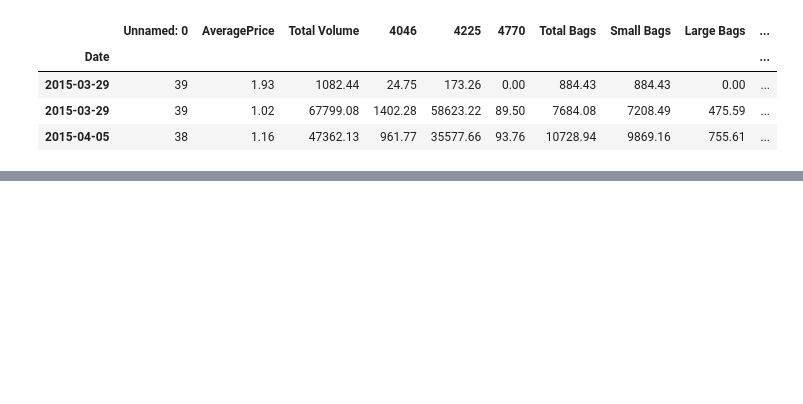
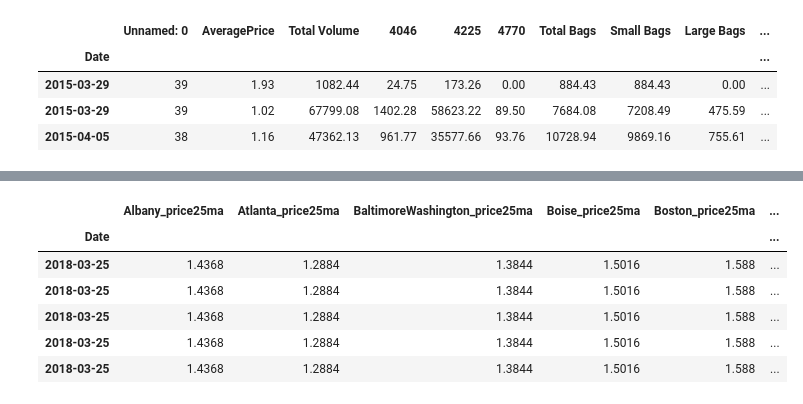
Before and after one commit to leonidasprado/LearningPandas, a Jupyter notebook: pandas2.ipynb, the cells around one changed output, grey strips where cells are left out. Saved outputs shown, nothing was run; the diff lists cells and outputs as text; code cells hidden in the pictures; blank space fills up the shorter version.

```diff
--- a/pandas2.ipynb
+++ b/pandas2.ipynb
@@ -102,0 +205,10 @@ albany_df['price25ma'] = albany_df['AveragePrice'].rolling(25).mean()
+# %%
+graph_df.tail()
+# %% [output]
+|  | Albany_price25ma | Atlanta_price25ma | BaltimoreWashington_price25ma | Boise_price25ma | Boston_price25ma | ... |
+| Date |  |  |  |  |  | ... |
+| 2018-03-25 | 1.4368 | 1.2884 | 1.3844 | 1.5016 | 1.588 | ... |
+| 2018-03-25 | 1.4368 | 1.2884 | 1.3844 | 1.5016 | 1.588 | ... |
+| 2018-03-25 | 1.4368 | 1.2884 | 1.3844 | 1.5016 | 1.588 | ... |
+| 2018-03-25 | 1.4368 | 1.2884 | 1.3844 | 1.5016 | 1.588 | ... |
+| 2018-03-25 | 1.4368 | 1.2884 | 1.3844 | 1.5016 | 1.588 | ... |
```
Also changed, not shown: parts of 13 cells of this notebook.
